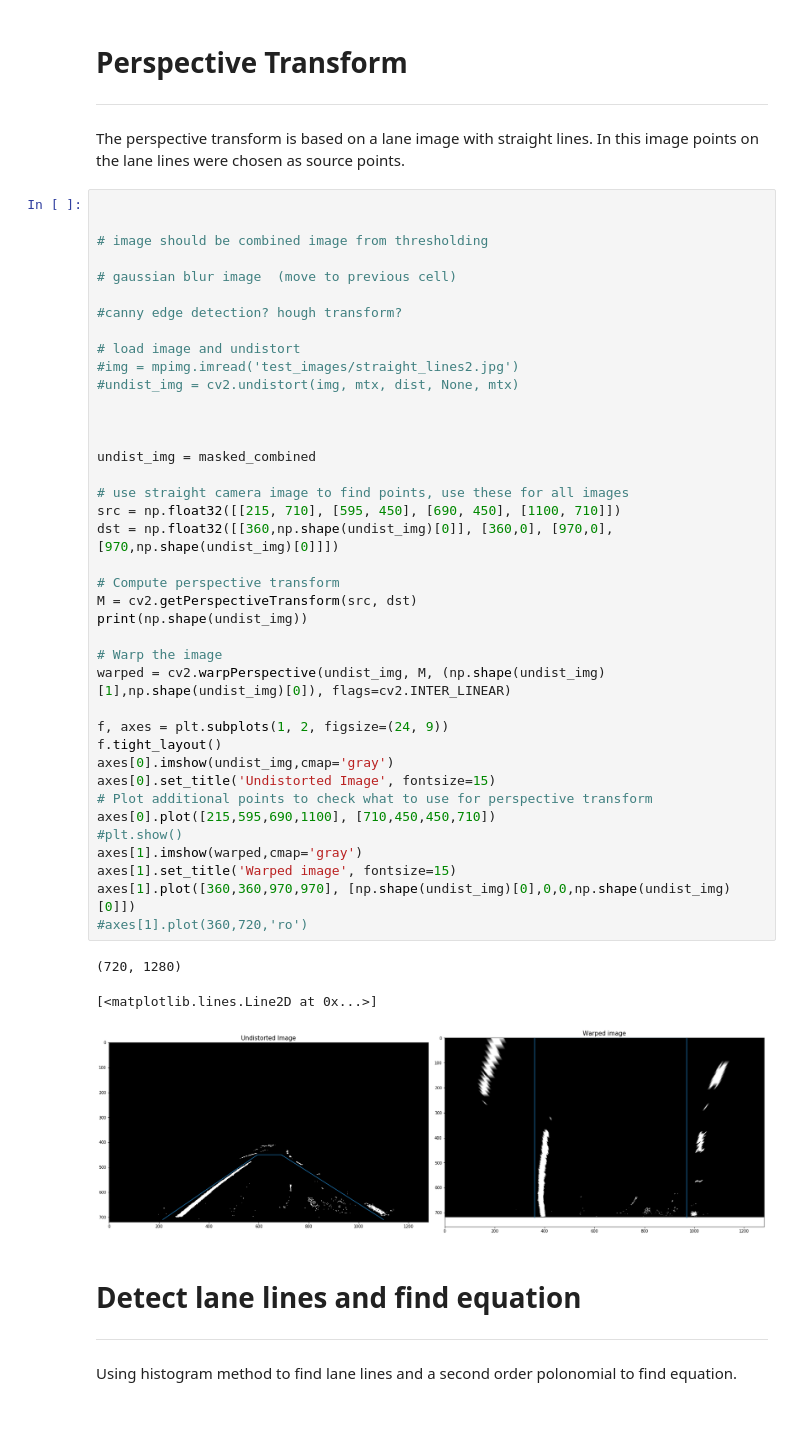
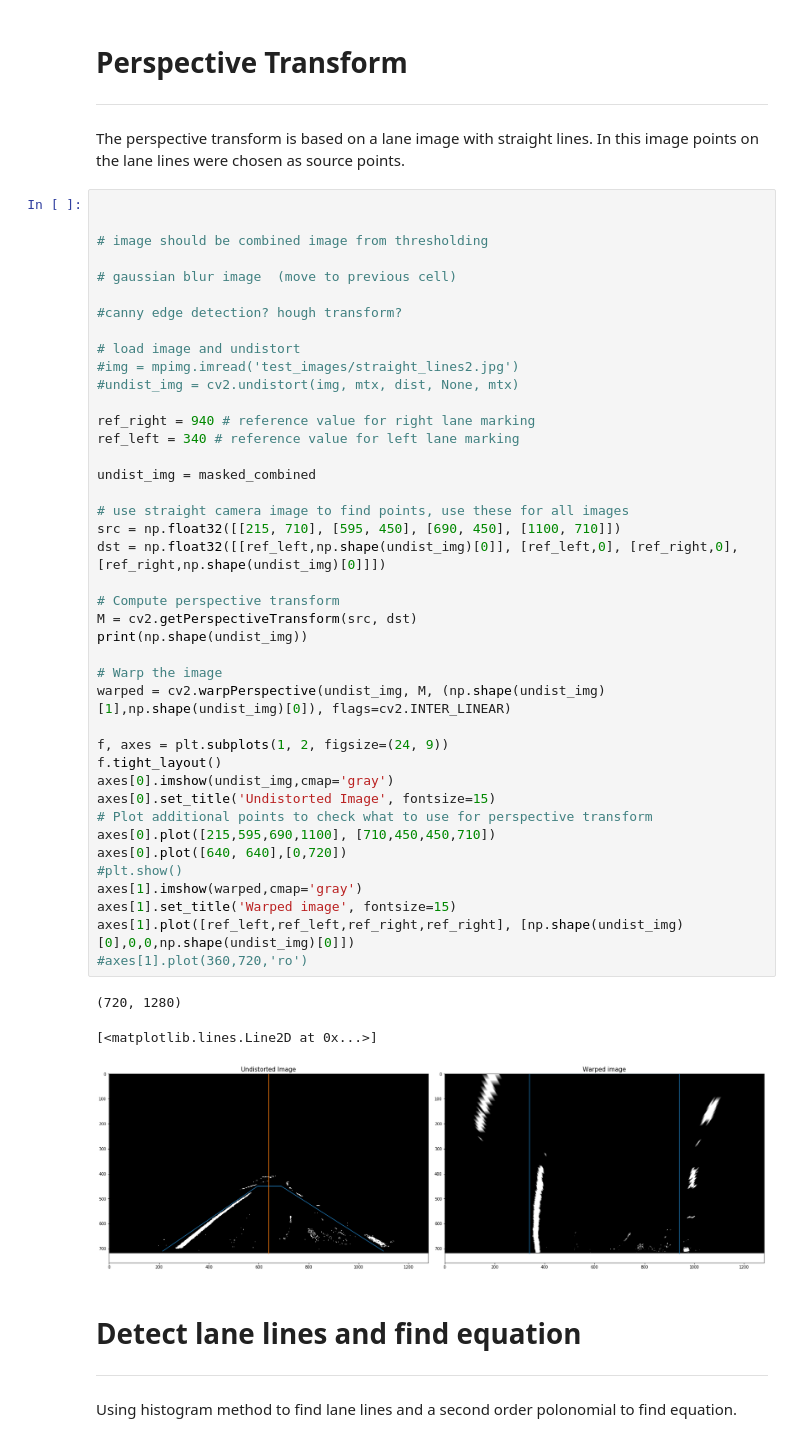
Before and after one commit to iceabella/Advanced-Lane-Finding, a Jupyter notebook: AdvancedLaneLines.ipynb, the cells around one changed output. Drawn from its saved outputs; the diff is of its cells as text.

```diff
--- a/AdvancedLaneLines.ipynb
+++ b/AdvancedLaneLines.ipynb
@@ -339,37 +340,39 @@ The perspective transform is based on a lane image with straight lines. In this
 # load image and undistort
 #img = mpimg.imread('test_images/straight_lines2.jpg')
 #undist_img = cv2.undistort(img, mtx, dist, None, mtx)
 
-
+ref_right = 940 # reference value for right lane marking
+ref_left = 340 # reference value for left lane marking
 
 undist_img = masked_combined
 
 # use straight camera image to find points, use these for all images
 src = np.float32([[215, 710], [595, 450], [690, 450], [1100, 710]])
-dst = np.float32([[360,np.shape(undist_img)[0]], [360,0], [970,0], [970,np.shape(undist_img)[0]]])
+dst = np.float32([[ref_left,np.shape(undist_img)[0]], [ref_left,0], [ref_right,0], [ref_right,np.shape(undist_img)[0]]])
 
 # Compute perspective transform
 M = cv2.getPerspectiveTransform(src, dst)
 print(np.shape(undist_img))
 
 # Warp the image
 warped = cv2.warpPerspective(undist_img, M, (np.shape(undist_img)[1],np.shape(undist_img)[0]), flags=cv2.INTER_LINEAR)
 
 f, axes = plt.subplots(1, 2, figsize=(24, 9))
 f.tight_layout()
 axes[0].imshow(undist_img,cmap='gray')
 axes[0].set_title('Undistorted Image', fontsize=15)
 # Plot additional points to check what to use for perspective transform
 axes[0].plot([215,595,690,1100], [710,450,450,710])
+axes[0].plot([640, 640],[0,720])
 #plt.show()
 axes[1].imshow(warped,cmap='gray')
 axes[1].set_title('Warped image', fontsize=15)
-axes[1].plot([360,360,970,970], [np.shape(undist_img)[0],0,0,np.shape(undist_img)[0]])
+axes[1].plot([ref_left,ref_left,ref_right,ref_right], [np.shape(undist_img)[0],0,0,np.shape(undist_img)[0]])
 #axes[1].plot(360,720,'ro')
 # %% [output]
 (720, 1280)
 [<matplotlib.lines.Line2D at 0x...>]
-[figure, old version]
+[figure, new version]
 # %% [markdown]
 # **Detect lane lines and find equation**
 ***
```
Also changed, not shown: parts of 10 cells of this notebook.
